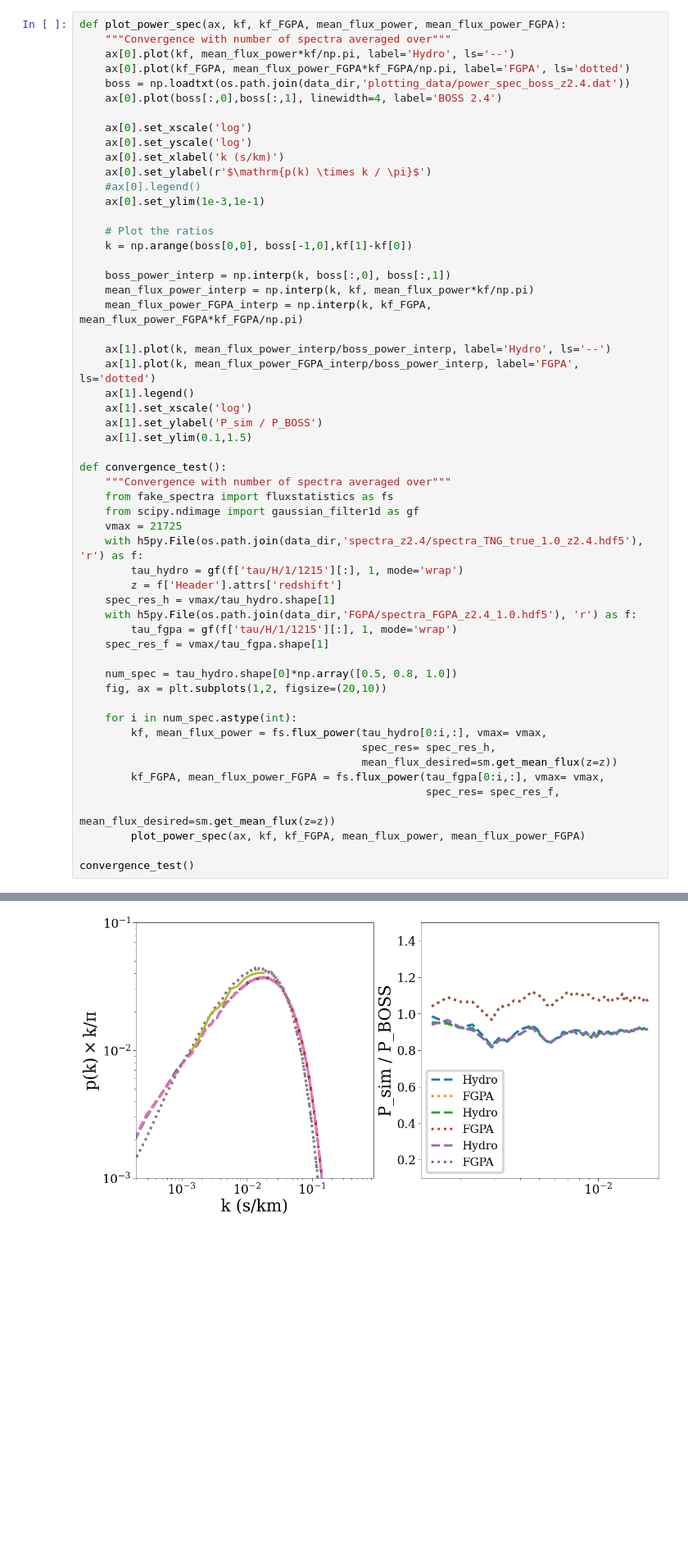
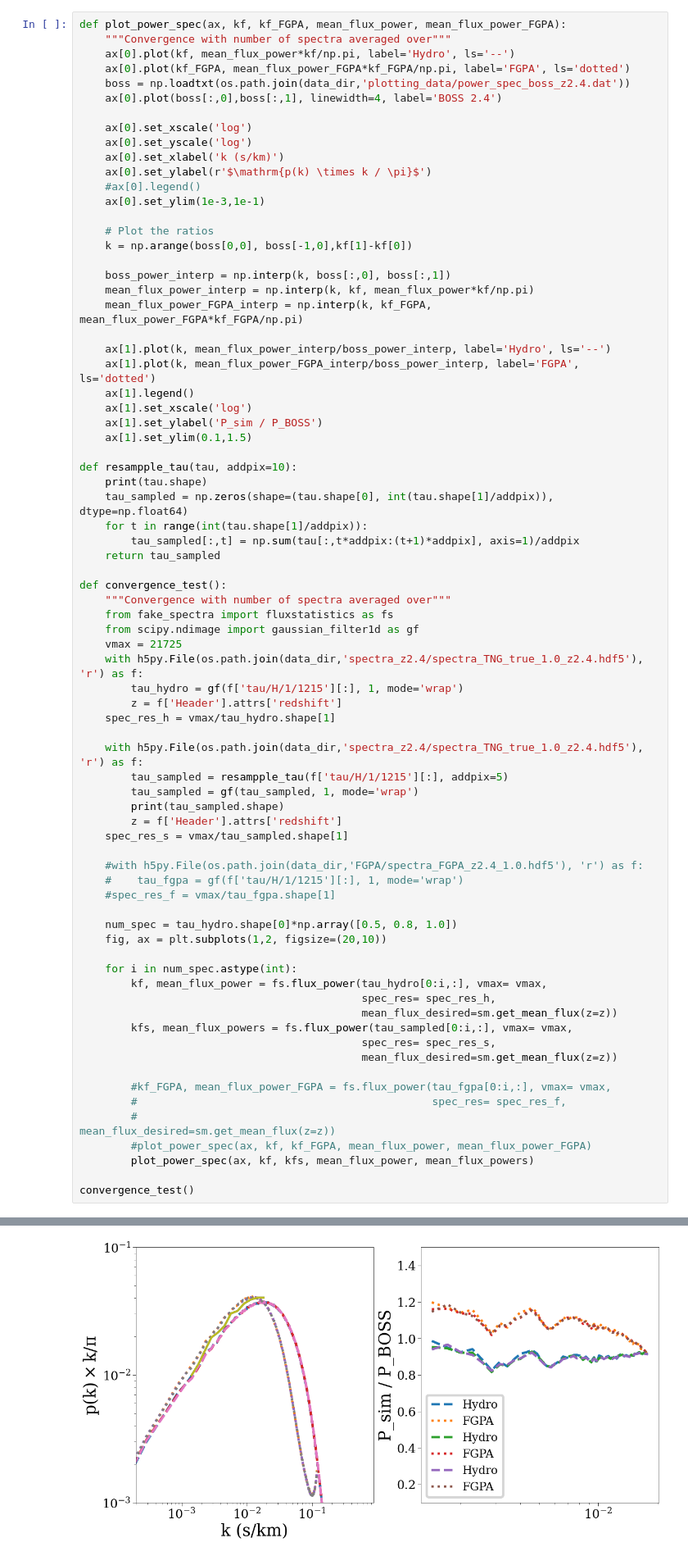
Before and after one commit to qezlou/LyTomo_Watershed, a Jupyter notebook: notebooks/power_spec.ipynb, the cells around one changed output, grey strips where cells are left out. Shown at 82% size. Cells and saved outputs as stored; diff of their text form; blank space fills up the shorter version.

Commit message:
Cleanup density and fgpa funcs
They are now more modular and cleaner to read

```diff
--- a/notebooks/power_spec.ipynb
+++ b/notebooks/power_spec.ipynb
@@ -213,6 +213,13 @@ def plot_power_spec(ax, kf, kf_FGPA, mean_flux_power, mean_flux_power_FGPA):
     ax[1].set_ylabel('P_sim / P_BOSS')
     ax[1].set_ylim(0.1,1.5)
 
+def resampple_tau(tau, addpix=10):
+    print(tau.shape)
+    tau_sampled = np.zeros(shape=(tau.shape[0], int(tau.shape[1]/addpix)), dtype=np.float64)
+    for t in range(int(tau.shape[1]/addpix)):
+        tau_sampled[:,t] = np.sum(tau[:,t*addpix:(t+1)*addpix], axis=1)/addpix
+    return tau_sampled
+
 def convergence_test():
     """Convergence with number of spectra averaged over"""
     from fake_spectra import fluxstatistics as fs
@@ -222,9 +229,17 @@ def convergence_test():
         tau_hydro = gf(f['tau/H/1/1215'][:], 1, mode='wrap')
         z = f['Header'].attrs['redshift']
     spec_res_h = vmax/tau_hydro.shape[1]
-    with h5py.File(os.path.join(data_dir,'FGPA/spectra_FGPA_z2.4_1.0.hdf5'), 'r') as f:
-        tau_fgpa = gf(f['tau/H/1/1215'][:], 1, mode='wrap')
-    spec_res_f = vmax/tau_fgpa.shape[1]
+
+    with h5py.File(os.path.join(data_dir,'spectra_z2.4/spectra_TNG_true_1.0_z2.4.hdf5'), 'r') as f:
+        tau_sampled = resampple_tau(f['tau/H/1/1215'][:], addpix=5)
+        tau_sampled = gf(tau_sampled, 1, mode='wrap')
+        print(tau_sampled.shape)
+        z = f['Header'].attrs['redshift']
+    spec_res_s = vmax/tau_sampled.shape[1]
+
+    #with h5py.File(os.path.join(data_dir,'FGPA/spectra_FGPA_z2.4_1.0.hdf5'), 'r') as f:
+    #    tau_fgpa = gf(f['tau/H/1/1215'][:], 1, mode='wrap')
+    #spec_res_f = vmax/tau_fgpa.shape[1]
 
     num_spec = tau_hydro.shape[0]*np.array([0.5, 0.8, 1.0])
     fig, ax = plt.subplots(1,2, figsize=(20,10))
@@ -233,10 +248,15 @@ def convergence_test():
         kf, mean_flux_power = fs.flux_power(tau_hydro[0:i,:], vmax= vmax,
                                             spec_res= spec_res_h,
                                             mean_flux_desired=sm.get_mean_flux(z=z))
-        kf_FGPA, mean_flux_power_FGPA = fs.flux_power(tau_fgpa[0:i,:], vmax= vmax,
-                                                      spec_res= spec_res_f,
-                                                      mean_flux_desired=sm.get_mean_flux(z=z))
-        plot_power_spec(ax, kf, kf_FGPA, mean_flux_power, mean_flux_power_FGPA)
+        kfs, mean_flux_powers = fs.flux_power(tau_sampled[0:i,:], vmax= vmax,
+                                            spec_res= spec_res_s,
+                                            mean_flux_desired=sm.get_mean_flux(z=z))
+
+        #kf_FGPA, mean_flux_power_FGPA = fs.flux_power(tau_fgpa[0:i,:], vmax= vmax,
+        #                                              spec_res= spec_res_f,
+        #                                              mean_flux_desired=sm.get_mean_flux(z=z))
+        #plot_power_spec(ax, kf, kf_FGPA, mean_flux_power, mean_flux_power_FGPA)
+        plot_power_spec(ax, kf, kfs, mean_flux_power, mean_flux_powers)
 
 convergence_test()
 # %% [output]
@@ -244 +265 @@ findfont: Font family ['cursive'] not found. Falling back to DejaVu Sans.
-[figure, old version]
+[figure, new version]
```
Also changed, not shown: parts of 1 cell of this notebook, 8 other files.
